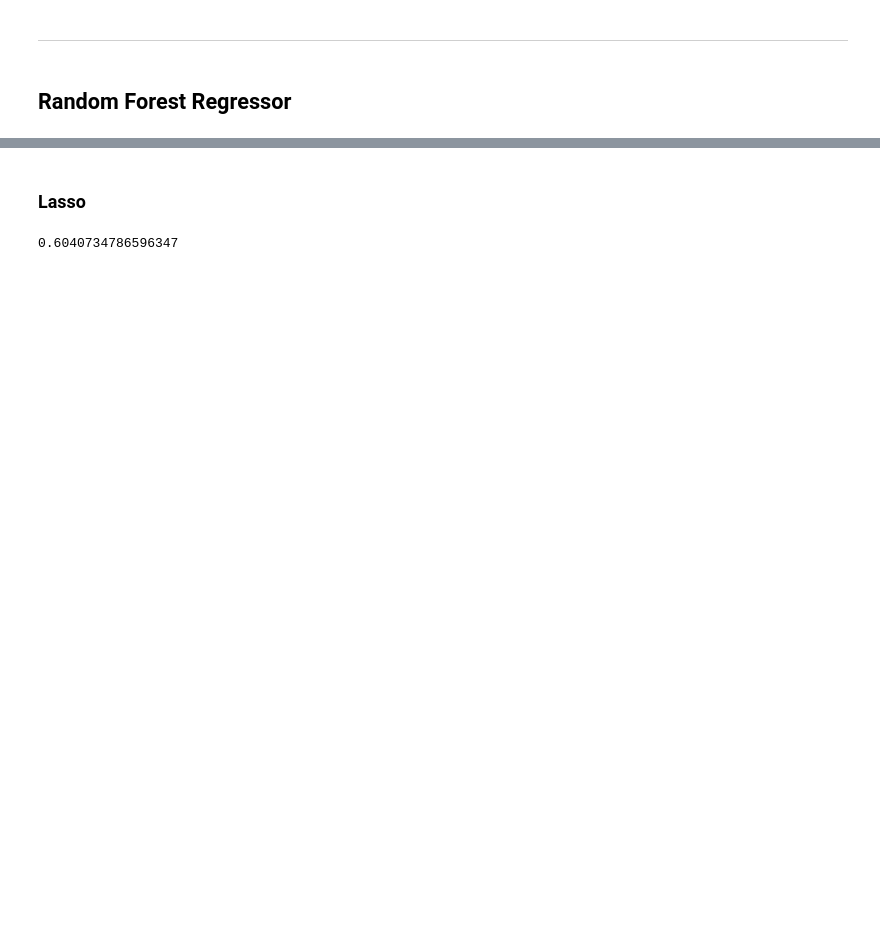
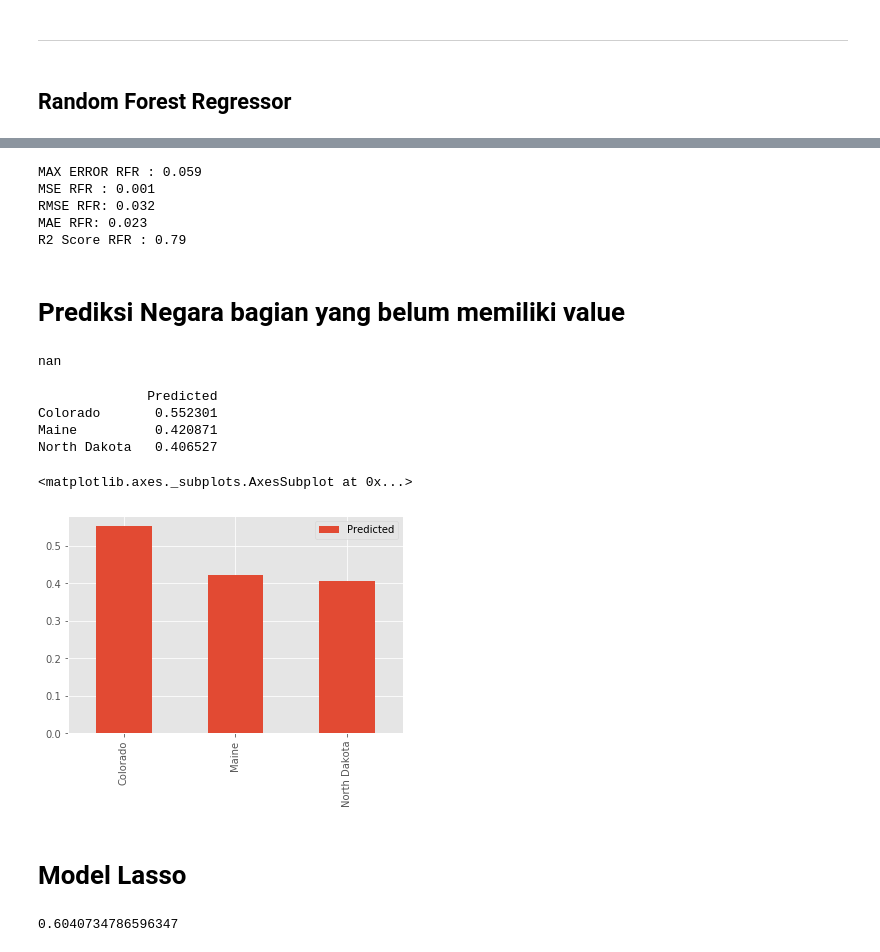
Before and after one commit to AdamMuhammad01/FinalProject_RepublicanAnalysisPredict, a Jupyter notebook: model.ipynb, the cells around one changed output, grey strips where cells are left out. Saved outputs shown, nothing was run; the diff lists cells and outputs as text; code cells hidden in the pictures; blank space fills up the shorter version.

```diff
--- a/model.ipynb
+++ b/model.ipynb
@@ -328,5 +408,65 @@ R2 Score RFR : 88.6
+# %%
+# print(np.sqrt(mean_squared_error(a,b)))
+from sklearn.metrics import mean_squared_error as mse
+from sklearn.metrics import mean_absolute_error as mae
+from sklearn.metrics import max_error
+from sklearn.metrics import median_absolute_error as mdae
+from sklearn.metrics import mean_squared_log_error as msle
+from sklearn.metrics import r2_score
+
+print(f'MAX ERROR RFR : {(round(max_error(predted,realted),3))}')
+print(f'MSE RFR : {(round(mse(predted,realted),3))} ')
+print(f'RMSE RFR: {(round(np.sqrt(mse(predted,realted)),3))} ')
+print(f'MAE RFR: {(round(mae(predted,realted),3))} ')
+print(f'R2 Score RFR : {(round(r2_score(predted,realted),2))} ')
+# %% [output]
+MAX ERROR RFR : 0.059
+MSE RFR : 0.001
+RMSE RFR: 0.032
+MAE RFR: 0.023
+R2 Score RFR : 0.79
+# %% [markdown]
+# Prediksi Negara bagian yang belum memiliki value
+# %%
+a = DNT[(DNT.state == 'Colorado')]
+a = a['partyFrac'].mean()
+a
+# %% [output]
+nan
+# %%
+demo11=demo[(demo.area_name=='Colorado')]
+demo22=demo[(demo.area_name=='Maine')]
+demo33=demo[(demo.area_name=='North Dakota')]
+# %%
+X_test11=demo11[feature_cols]
+y_pred44=RFR.predict(X_test11)
+xxtes=np.array(y_pred44);
+
+X_test11=demo22[feature_cols]
+y_pred44=RFR.predict(X_test11)
+xxtes = np.append(xxtes, y_pred44[0]);
+
+X_test11=demo33[feature_cols]
+y_pred44=RFR.predict(X_test11)
+xxtes=np.append(xxtes, y_pred44[0]);
+# %%
+predtes =pd.Series(xxtes, index=['Colorado','Maine','North Dakota'])
+# x1 = np.array([.3,.325,.565])
+# real = pd.Series(x1, index=['Colorado','Maine','North Dakota'])
+# %%
+ee1 = {'Predicted' : predtes}
+finall=pd.DataFrame(ee1)
+print(finall)
+finall.plot.bar()
+# %% [output]
+              Predicted
+Colorado       0.552301
+Maine          0.420871
+North Dakota   0.406527
+<matplotlib.axes._subplots.AxesSubplot at 0x...>
+[figure, added]
 # %% [markdown]
-### Lasso
+# Model Lasso
 # %%
 X_test2=demo1[feature_cols]
 y_pred2=LASS.predict(X_test2)
```
Also changed, not shown: parts of 30 cells of this notebook, 2 other files.
